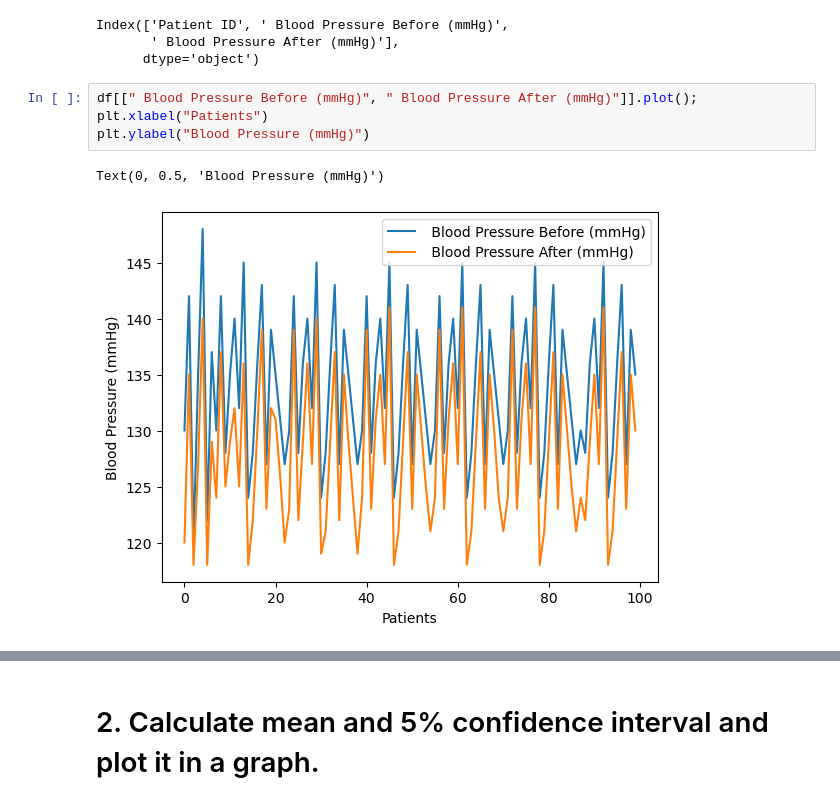
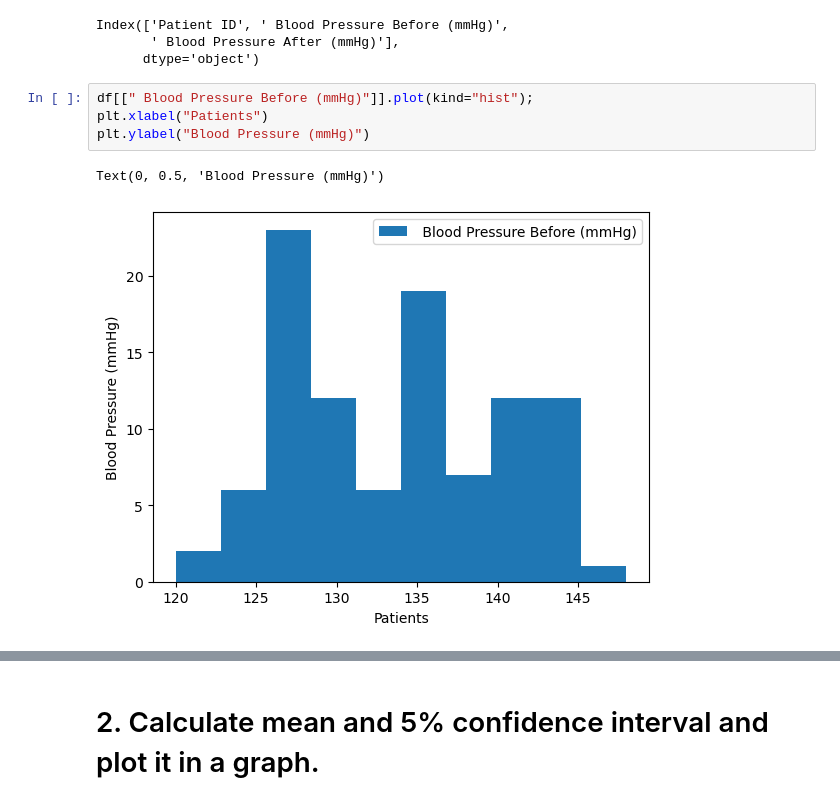
Before and after one commit to SushrutGaikwad/Placement_Assignment_Sushrut_Gaikwad, a Jupyter notebook: Statistics/Question_03.ipynb, the cells around one changed output, grey strips where cells are left out. Drawn from its saved outputs; the diff is of its cells as text.

```diff
--- a/Statistics/Question_03.ipynb
+++ b/Statistics/Question_03.ipynb
@@ -62,9 +62,9 @@ Index(['Patient ID', ' Blood Pressure Before (mmHg)',
        ' Blood Pressure After (mmHg)'],
       dtype='object')
 # %%
-df[[" Blood Pressure Before (mmHg)", " Blood Pressure After (mmHg)"]].plot();
+df[[" Blood Pressure Before (mmHg)"]].plot(kind="hist");
 plt.xlabel("Patients")
 plt.ylabel("Blood Pressure (mmHg)")
 # %% [output]
 Text(0, 0.5, 'Blood Pressure (mmHg)')
-[figure, old version]
+[figure, new version]
```
Also changed, not shown: parts of 1 cell of this notebook.
